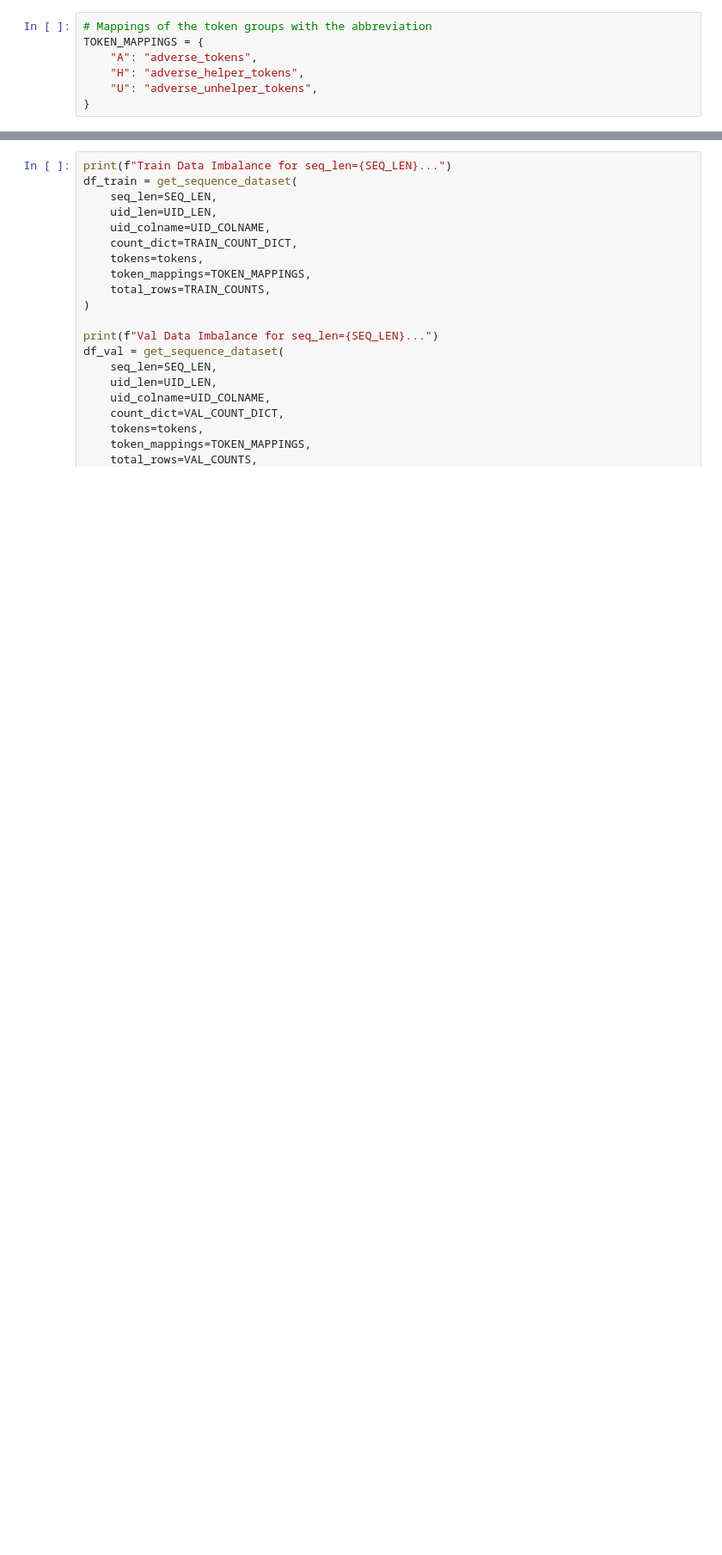
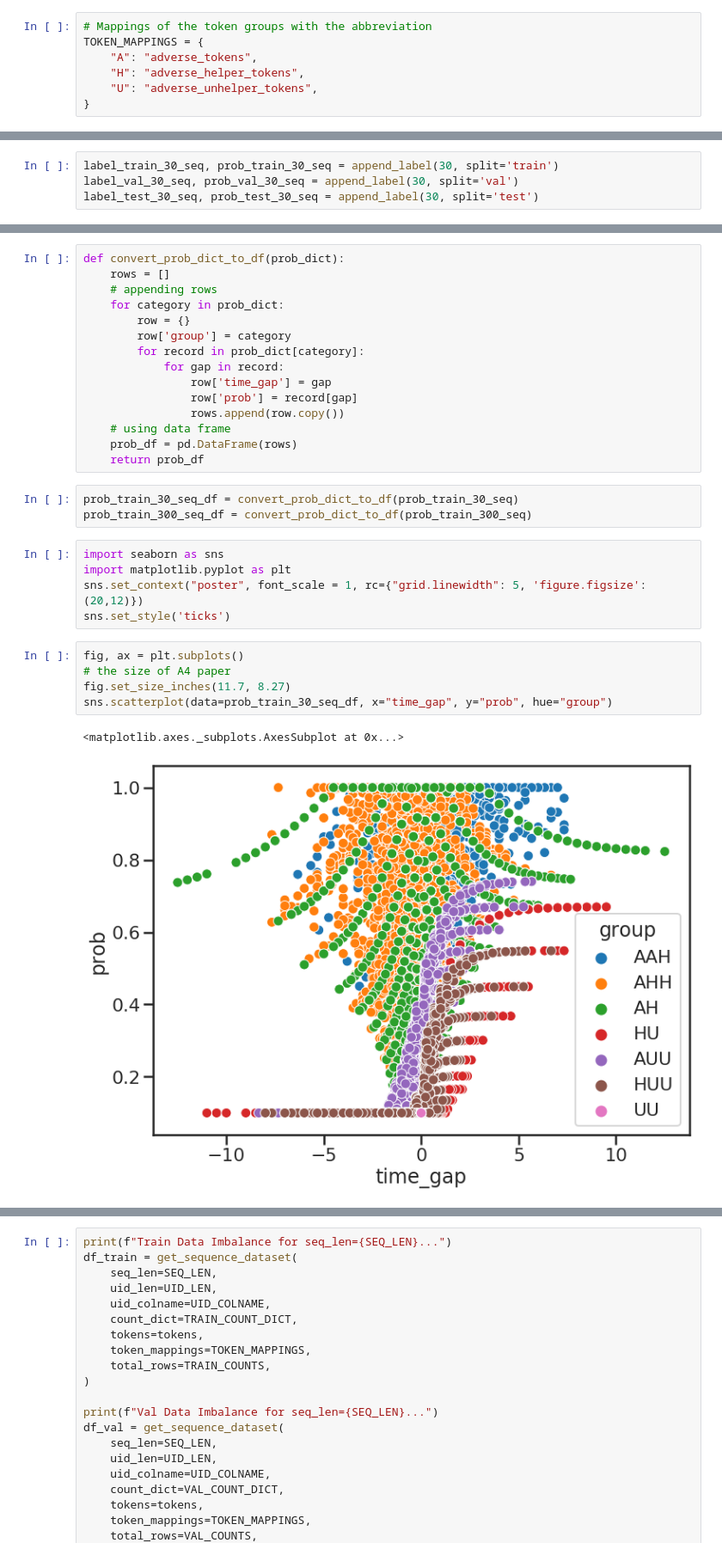
Before and after one commit to Weilin37/CMSAI_Research, a Jupyter notebook: data/toy_dataset/Create_toy_dataset_final_final.ipynb, the cells around one changed output, grey strips where cells are left out. Shown at 86% size. Saved outputs shown, nothing was run; the diff lists cells and outputs as text; blank space fills up the shorter version.

Commit message:
create adverse outcome prob for different cohort

```diff
--- a/data/toy_dataset/Create_toy_dataset_final_final.ipynb
+++ b/data/toy_dataset/Create_toy_dataset_final_final.ipynb
@@ -166,0 +220,4 @@ TOKEN_MAPPINGS = {
+# %%
+label_train_30_seq, prob_train_30_seq = append_label(30, split='train')
+label_val_30_seq, prob_val_30_seq = append_label(30, split='val')
+label_test_30_seq, prob_test_30_seq = append_label(30, split='test')
@@ -166,0 +283,31 @@ TOKEN_MAPPINGS = {
+# %%
+def convert_prob_dict_to_df(prob_dict):
+    rows = []
+    # appending rows
+    for category in prob_dict:
+        row = {}
+        row['group'] = category
+        for record in prob_dict[category]:
+            for gap in record:
+                row['time_gap'] = gap
+                row['prob'] = record[gap]
+                rows.append(row.copy())
+    # using data frame
+    prob_df = pd.DataFrame(rows)
+    return prob_df
+# %%
+prob_train_30_seq_df = convert_prob_dict_to_df(prob_train_30_seq)
+prob_train_300_seq_df = convert_prob_dict_to_df(prob_train_300_seq)
+# %%
+import seaborn as sns
+import matplotlib.pyplot as plt
+sns.set_context("poster", font_scale = 1, rc={"grid.linewidth": 5, 'figure.figsize':(20,12)})
+sns.set_style('ticks')
+# %%
+fig, ax = plt.subplots()
+# the size of A4 paper
+fig.set_size_inches(11.7, 8.27)
+sns.scatterplot(data=prob_train_30_seq_df, x="time_gap", y="prob", hue="group")
+# %% [output]
+<matplotlib.axes._subplots.AxesSubplot at 0x...>
+[figure, added]
```
Also changed, not shown: parts of 25 cells of this notebook.
